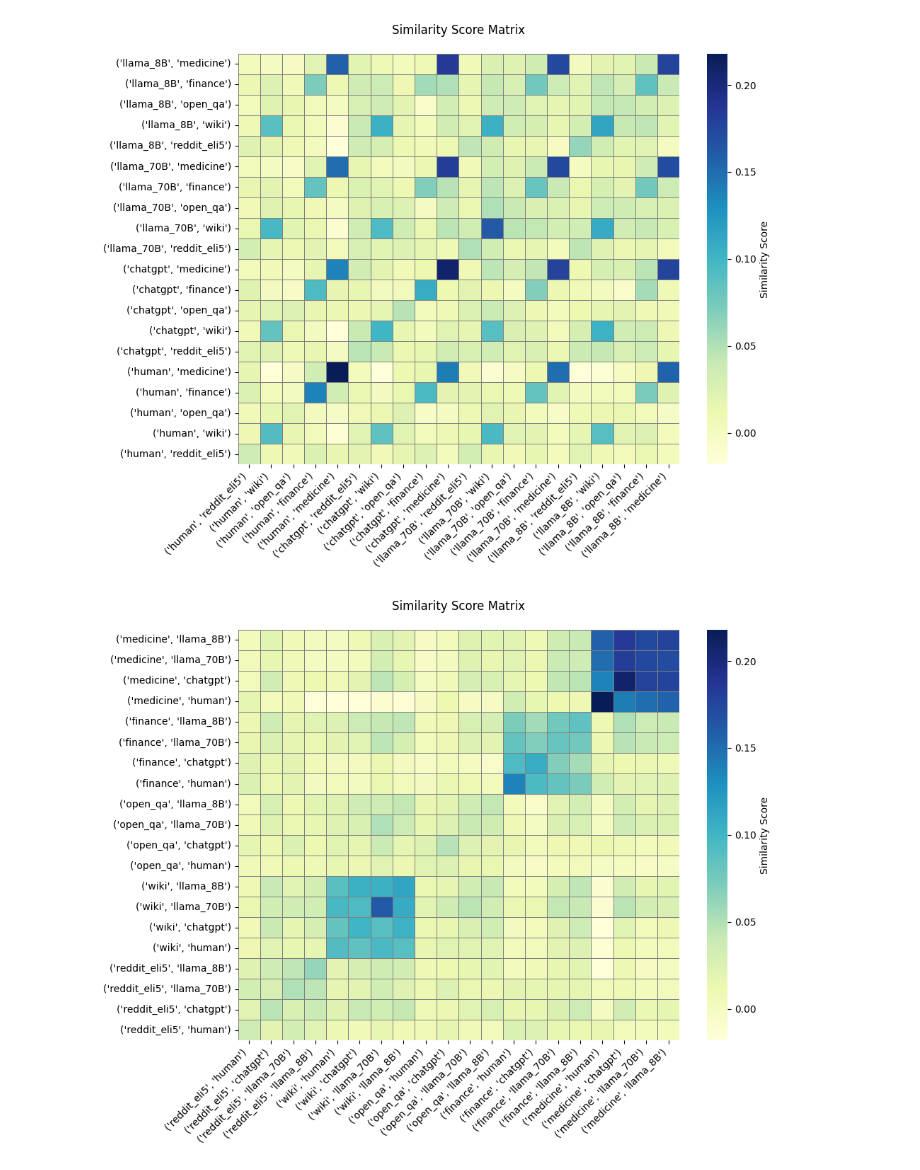
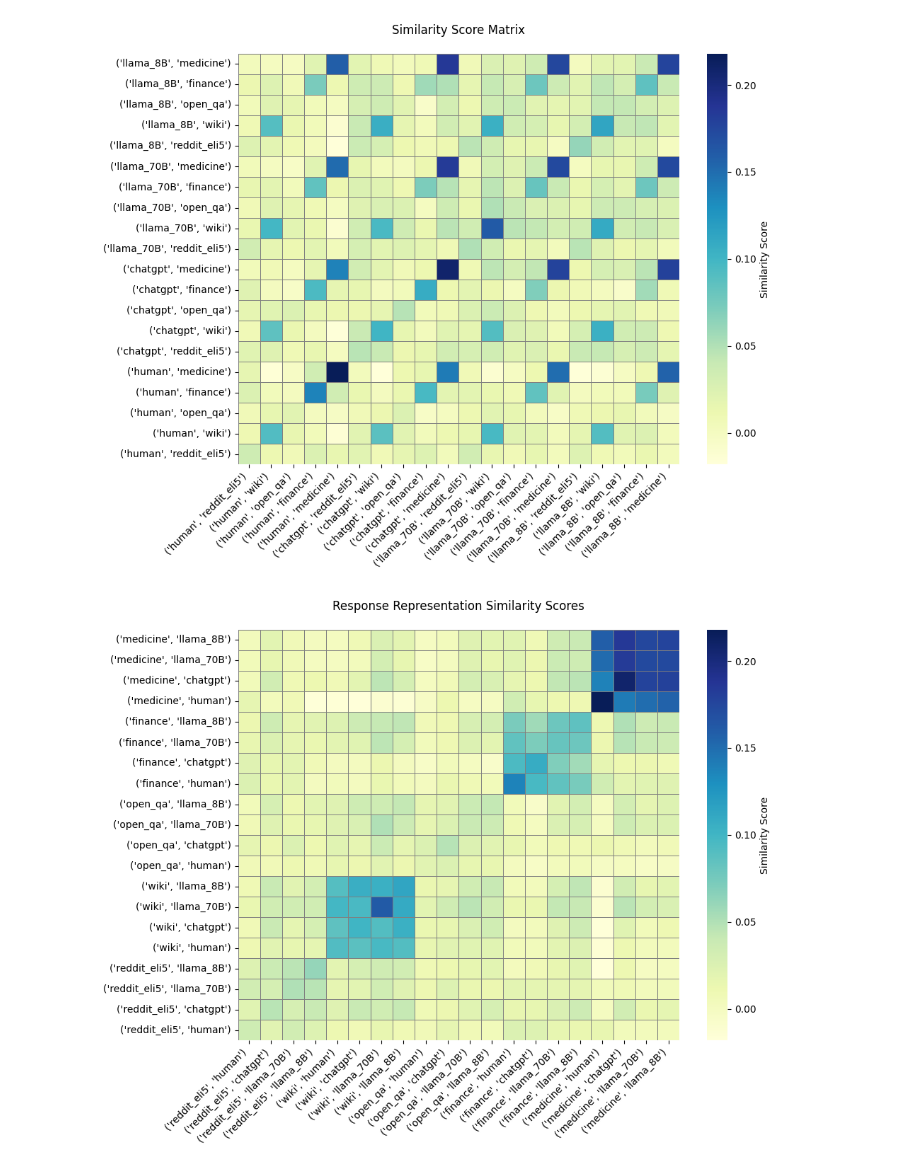
Before and after one commit to rensdebee/DL4NLP, a Jupyter notebook: rep_sim.ipynb, the cells around one changed output. Cells and saved outputs as stored; diff of their text form; code cells hidden in the pictures.

```diff
--- a/rep_sim.ipynb
+++ b/rep_sim.ipynb
@@ -102,8 +102,8 @@ for generator_name_i, generator_i in zip(generators, generator_embs_list):
                 # E.g., i = human + wiki vs j = llama70B + reddit_eli5 -> (Making all possible combo's)
                 sim_scores = model.similarity(generator_i[domain_name_i], generator_j[domain_name_j])
                 # Filter out only the upper triangle of the similarity matrix
-                # (excluding the diagonal) IF the domains are equal
-                if domain_name_i == domain_name_j:
+				# (excluding the diagonal) IF the domains and generators are equal:
+                if domain_name_i == domain_name_j and generator_name_i == generator_name_j:
                     upper_tri = torch.triu(sim_scores, diagonal=1)
                     upper_tri_sim_scores = upper_tri[upper_tri != 0]
                 # Else include the diagonal
@@ -162,17 +162,17 @@ for domain_name_i, domain_embs_i in zip(embeddings_names, embeddings_list):
 output_array = np.zeros([20,20])
 for domain_name_i, domain_embs_i in zip(embeddings_names, embeddings_list):
     for domain_name_j, domain_embs_j in zip(embeddings_names, embeddings_list):
-        for generator_i in generators:
-            for generator_j in generators:
+        for generator_name_i, generator_i in zip(generators, generator_embs_list):
+            for generator_name_j, generator_j in zip(generators, generator_embs_list):
                 # Calculate similarity between answers of domain_i for generator_i and domain_j for generator j thus:
                 # domain_i (wiki/med/fin/etc) indexed by generator i (human/chatgpt/llama70B/llama8B)
                 # domain_j (wiki/med/fin/etc) indexed by generator j (human/chatgpt/llama70B/llama8B)
                 # E.g., i = wiki and llama70B vs j = med and chatgpt
                 # Thus make all combinations possible and calculate the similarity between all individual answers
-                sim_scores = model.similarity(domain_embs_i[generator_i], domain_embs_j[generator_j])
+                sim_scores = model.similarity(domain_embs_i[generator_name_i], domain_embs_j[generator_name_j])
                 # Filter out only the upper triangle of the similarity matrix
-                # (excluding the diagonal) IF the domains are equal
-                if domain_name_i == domain_name_j:
+                # (excluding the diagonal) IF the domains and generators are equal:
+                if domain_name_i == domain_name_j and generator_name_i == generator_name_j:
                     upper_tri = torch.triu(sim_scores, diagonal=1)
                     upper_tri_sim_scores = upper_tri[upper_tri != 0]
                 # Else include the diagonal
@@ -181,7 +181,7 @@ for domain_name_i, domain_embs_i in zip(embeddings_names, embeddings_list):
                     upper_tri_sim_scores = upper_tri[upper_tri != 0]
                 # Take the average sim_score over all the similarities calculated between answers
                 mean_sim_score = upper_tri_sim_scores.mean().item()
-                domain_mean_sim_dict[domain_name_i][domain_name_j][generator_i][generator_j] = mean_sim_score
+                domain_mean_sim_dict[domain_name_i][domain_name_j][generator_name_i][generator_name_j] = mean_sim_score
 # %%
 # Flatten the nested dict into a row by row structure for plotting
 sim_array = np.zeros([20, 20])
@@ -201,13 +201,13 @@ for i, (domain_i, domain_data) in enumerate(domain_mean_sim_dict.items()):
 # %%
 plt.figure(figsize=(10, 8))
 sns.heatmap(sim_array, annot=False, cmap="YlGnBu", linewidths=0.5, fmt=".4f",
             xticklabels=row_names, yticklabels=column_names, linecolor='gray', cbar_kws={'label': 'Similarity Score'},
             )
 plt.gca().invert_yaxis()
-plt.title("Similarity Score Matrix", pad=20)
+plt.title("Response Representation Similarity Scores", pad=20)
 plt.xticks(rotation=45, ha="right")
 plt.yticks(rotation=0)
 plt.tight_layout()
 plt.show()
 # %% [output]
-[figure, old version]
+[figure, new version]
```
